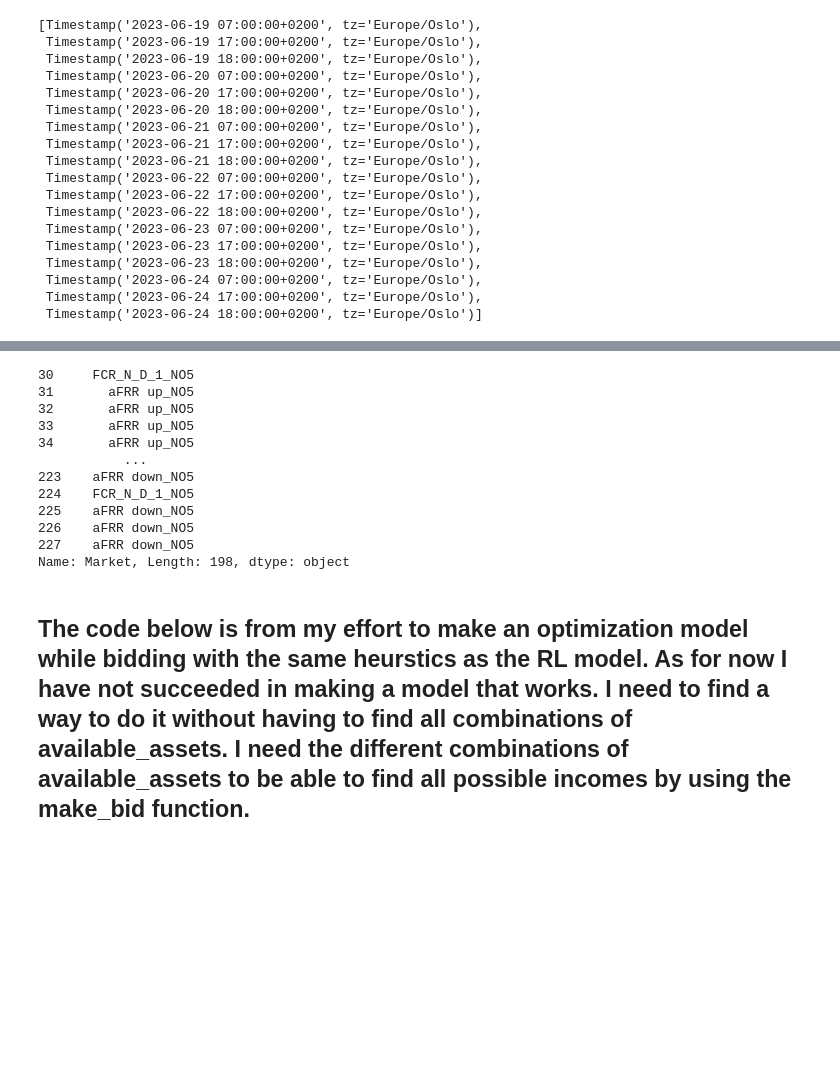
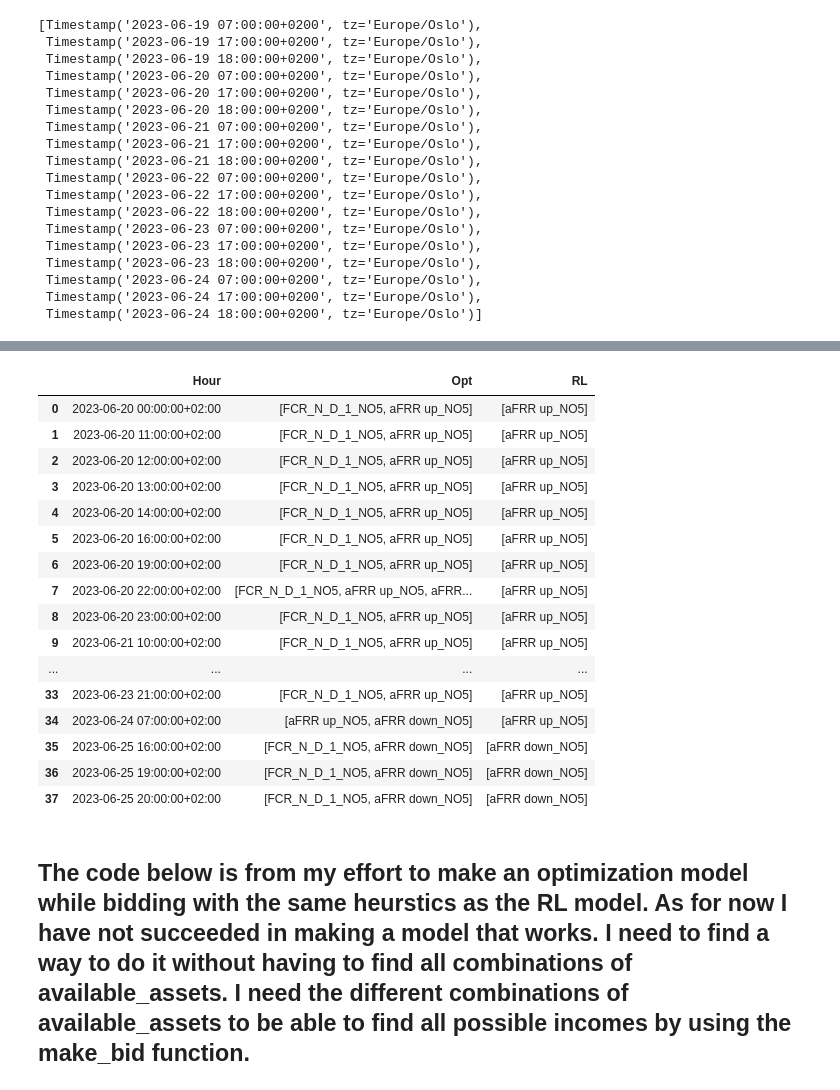
Before and after one commit to sandermeland/master-kode, a Jupyter notebook: bidding_v_5.ipynb, the cells around one changed output, grey strips where cells are left out. Cells and saved outputs as stored; diff of their text form; code cells hidden in the pictures; blank space fills up the shorter version.

```diff
--- a/bidding_v_5.ipynb
+++ b/bidding_v_5.ipynb
@@ -675,2 +692,2 @@ def run_RL_bidding_with_actions():
 # %%
-e_df, e_dict, r_dict, rev = run_RL_bidding_with_actions()
+e_df, e_dict, r_dict, rev = run_RL_bidding_with_actions(top_n_list, iterations_list, min_n_list)
@@ -701,7 +714,0 @@ make_plots_for_sol(sol_df = e_df, sol_name= "RL with opt_sol", y_axis_name= "Ass
-# %%
-for hour in e_df["Hour"].unique():
-    # find out if there are any hours which contains three markets
-    if len(e_df.loc[e_df["Hour"] == hour]) >= 3:
-        print(hour)
-# %%
-adf.reset_index(inplace= True)
@@ -727,15 +714,0 @@ Name: Market, Length: 198, dtype: object
-# %%
-mcd_comparison
-# %% [output]
-30     FCR_N_D_1_NO5
-31       aFRR up_NO5
-32       aFRR up_NO5
-33       aFRR up_NO5
-34       aFRR up_NO5
-           ...
-223    aFRR down_NO5
-224    FCR_N_D_1_NO5
-225    aFRR down_NO5
-226    aFRR down_NO5
-227    aFRR down_NO5
-Name: Market, Length: 198, dtype: object
@@ -742,3 +717,49 @@ Name: Market, Length: 198, dtype: object
+# %%
+def compare_solutions_as_dicts(mcd, e_df, adf, actions : bool = True):
+    #convert the dataframes to dictionaries where the keys are hours and the values are a list of markets which has bids in the given hour
+    opt_df = mcd.loc[mcd["Hour"] >= H[24]]
+
+    opt_dict = {}
+    for hour in opt_df["Hour"].unique():
+        opt_dict[hour] = list(opt_df["Market"].loc[opt_df["Hour"] == hour])
+    if actions:
+        actions_dict = {}
+        for hour in adf["Hour"].unique():
+            actions_dict[hour] = list(adf["Market"].loc[adf["Hour"] == hour])
+        return actions_dict == opt_dict
+    else:
+        rl_dict = {}
+        for hour in e_df["Hour"].unique():
+            rl_dict[hour] = list(e_df["Market"].loc[e_df["Hour"] == hour])
+
+        comparison_df = pd.DataFrame(columns= ["Hour", "Opt", "RL"])
+        if not rl_dict == opt_dict:
+            for hour in opt_dict.keys():
+                if len(opt_dict[hour]) > len(rl_dict[hour]):
+                    comparison_df.loc[len(comparison_df)] = [hour, opt_dict[hour], rl_dict[hour]]
+            return comparison_df
+        else:
+            return True
+# %%
+compare_solutions_as_dicts(mcd, e_df, adf, actions= False)
+# %% [output]
+|  | Hour | Opt | RL |
+| 0 | 2023-06-20 00:00:00+02:00 | [FCR_N_D_1_NO5, aFRR up_NO5] | [aFRR up_NO5] |
+| 1 | 2023-06-20 11:00:00+02:00 | [FCR_N_D_1_NO5, aFRR up_NO5] | [aFRR up_NO5] |
+| 2 | 2023-06-20 12:00:00+02:00 | [FCR_N_D_1_NO5, aFRR up_NO5] | [aFRR up_NO5] |
+| 3 | 2023-06-20 13:00:00+02:00 | [FCR_N_D_1_NO5, aFRR up_NO5] | [aFRR up_NO5] |
+| 4 | 2023-06-20 14:00:00+02:00 | [FCR_N_D_1_NO5, aFRR up_NO5] | [aFRR up_NO5] |
+| 5 | 2023-06-20 16:00:00+02:00 | [FCR_N_D_1_NO5, aFRR up_NO5] | [aFRR up_NO5] |
+| 6 | 2023-06-20 19:00:00+02:00 | [FCR_N_D_1_NO5, aFRR up_NO5] | [aFRR up_NO5] |
+| 7 | 2023-06-20 22:00:00+02:00 | [FCR_N_D_1_NO5, aFRR up_NO5, aFRR... | [aFRR up_NO5] |
+| 8 | 2023-06-20 23:00:00+02:00 | [FCR_N_D_1_NO5, aFRR up_NO5] | [aFRR up_NO5] |
+| 9 | 2023-06-21 10:00:00+02:00 | [FCR_N_D_1_NO5, aFRR up_NO5] | [aFRR up_NO5] |
+| ... | ... | ... | ... |
+| 33 | 2023-06-23 21:00:00+02:00 | [FCR_N_D_1_NO5, aFRR up_NO5] | [aFRR up_NO5] |
+| 34 | 2023-06-24 07:00:00+02:00 | [aFRR up_NO5, aFRR down_NO5] | [aFRR up_NO5] |
+| 35 | 2023-06-25 16:00:00+02:00 | [FCR_N_D_1_NO5, aFRR down_NO5] | [aFRR down_NO5] |
+| 36 | 2023-06-25 19:00:00+02:00 | [FCR_N_D_1_NO5, aFRR down_NO5] | [aFRR down_NO5] |
+| 37 | 2023-06-25 20:00:00+02:00 | [FCR_N_D_1_NO5, aFRR down_NO5] | [aFRR down_NO5] |
 # %% [markdown]
 ## The code below is from my effort to make an optimization model while bidding with the same heurstics as the RL model. As for now I have not succeeded in making a model that works. I need to find a way to do it without having to find all combinations of available_assets. I need the different combinations of available_assets to be able to find all possible incomes by using the make_bid function.
 # %%
```
Also changed, not shown: parts of 25 cells of this notebook, 2 other files.
